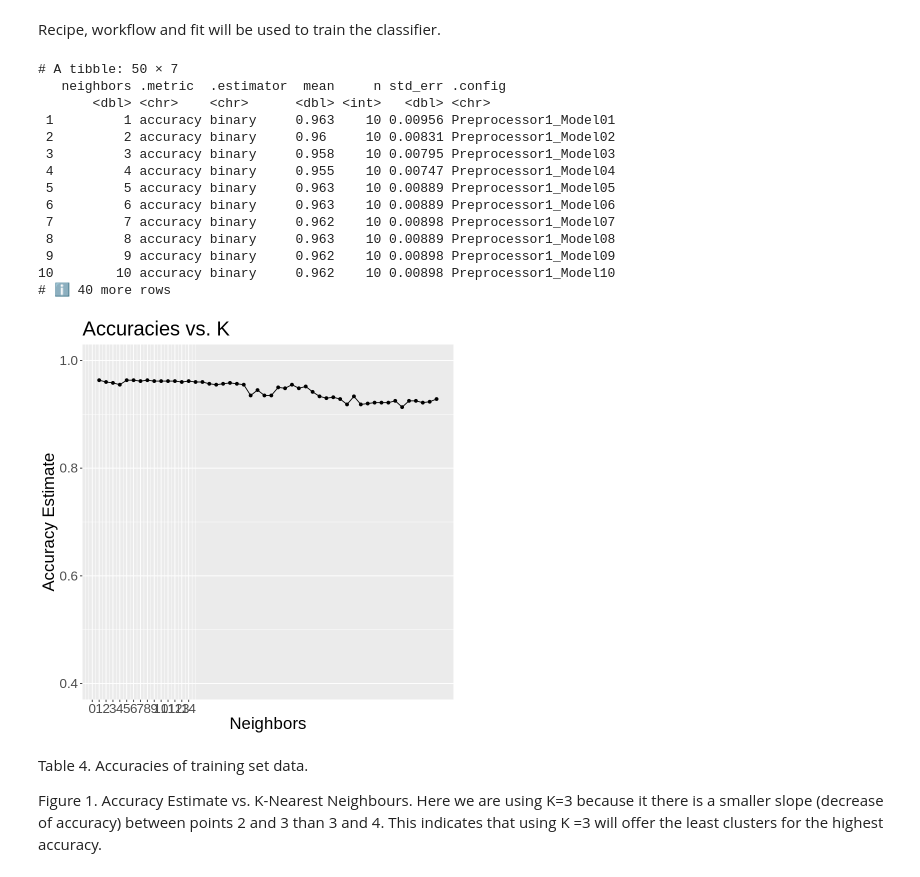
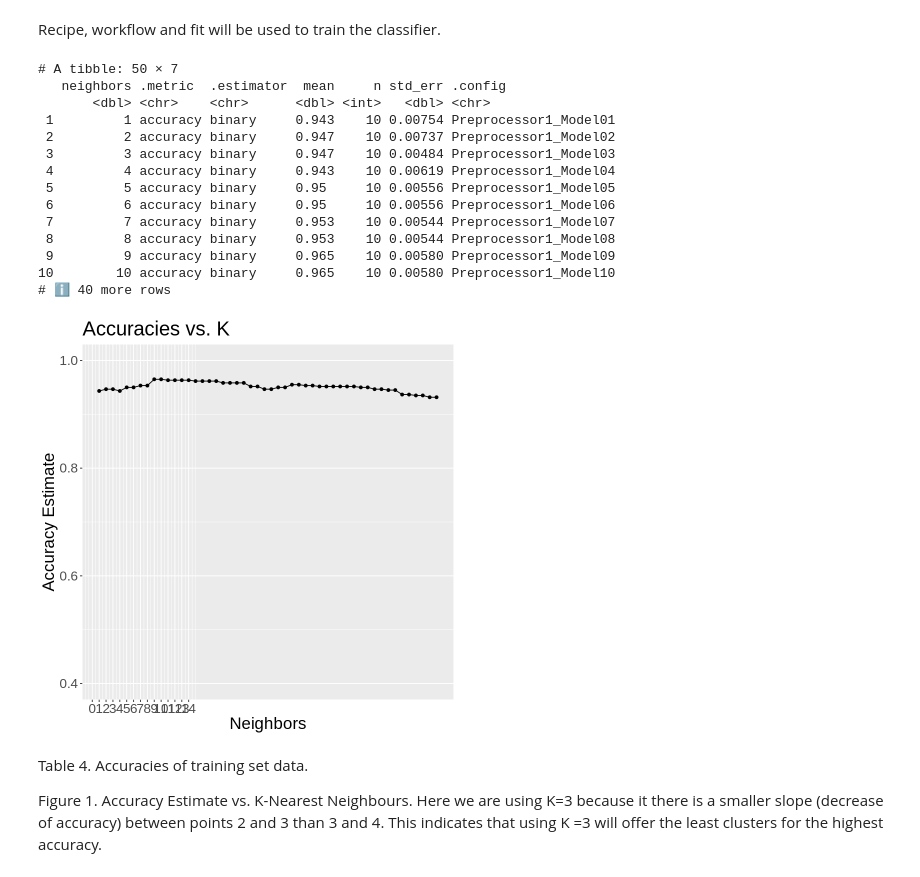
Before and after one commit to dlee03/DSCI_group_project, a Jupyter notebook: groupproject.ipynb, the cells around one changed output. Drawn from its saved outputs; the diff is of its cells as text; code cells hidden in the pictures.

```diff
--- a/groupproject.ipynb
+++ b/groupproject.ipynb
@@ -141,8 +141,6 @@ Table 3. Summary of statistics of training set Pokemon. Using these statistics w
 #create a recipe and model for the analysis
 
 pokemon_recipe <- recipe(Legendary ~ total_stats, data = pokemon_train) |>
-                    step_scale(all_predictors()) |>
-                    step_center(all_predictors())
                     step_upsample(Legendary, over_ratio = 1, skip = TRUE)
 
 
@@ -154,44 +152,44 @@ Recipe, workflow and fit will be used to train the classifier.
 # %%
 #cross-validate and tune the model using a 10-fold cross-validation
 pokemon_vfold <- vfold_cv(pokemon_train, v = 10, strata = Legendary)
 
 kvals <- tibble(neighbors = seq(from = 1, to = 50, by = 1))
 
 pokemon_k_test <- workflow() |>
     add_recipe(pokemon_recipe) |>
     add_model(pokemon_spec) |>
     tune_grid(resamples = pokemon_vfold, grid = kvals) |>
     collect_metrics()
 
 accuracies <- pokemon_k_test |>
-    filter(.metric == "accuracy")|>
-print(n=10)
+    filter(.metric == "accuracy")
+head(accuracies, 25)
 
 k_val_plot <-  ggplot(accuracies, aes(x = neighbors, y = mean))+
        geom_point() +
        geom_line() +
        labs(x = "Neighbors", y = "Accuracy Estimate") +
        ggtitle ("Accuracies vs. K")+
        theme(text = element_text(size =20))+
        scale_x_continuous(breaks = seq(0, 14, by = 1)) +
        scale_y_continuous(limits = c(0.4, 1.0))
 k_val_plot
 # %% [output]
 # A tibble: 50 × 7
    neighbors .metric  .estimator  mean     n std_err .config
        <dbl> <chr>    <chr>      <dbl> <int>   <dbl> <chr>
- 1         1 accuracy binary     0.963    10 0.00956 Preprocessor1_Model01
- 2         2 accuracy binary     0.96     10 0.00831 Preprocessor1_Model02
- 3         3 accuracy binary     0.958    10 0.00795 Preprocessor1_Model03
- 4         4 accuracy binary     0.955    10 0.00747 Preprocessor1_Model04
- 5         5 accuracy binary     0.963    10 0.00889 Preprocessor1_Model05
- 6         6 accuracy binary     0.963    10 0.00889 Preprocessor1_Model06
- 7         7 accuracy binary     0.962    10 0.00898 Preprocessor1_Model07
- 8         8 accuracy binary     0.963    10 0.00889 Preprocessor1_Model08
- 9         9 accuracy binary     0.962    10 0.00898 Preprocessor1_Model09
-10        10 accuracy binary     0.962    10 0.00898 Preprocessor1_Model10
+ 1         1 accuracy binary     0.943    10 0.00754 Preprocessor1_Model01
+ 2         2 accuracy binary     0.947    10 0.00737 Preprocessor1_Model02
+ 3         3 accuracy binary     0.947    10 0.00484 Preprocessor1_Model03
+ 4         4 accuracy binary     0.943    10 0.00619 Preprocessor1_Model04
+ 5         5 accuracy binary     0.95     10 0.00556 Preprocessor1_Model05
+ 6         6 accuracy binary     0.95     10 0.00556 Preprocessor1_Model06
+ 7         7 accuracy binary     0.953    10 0.00544 Preprocessor1_Model07
+ 8         8 accuracy binary     0.953    10 0.00544 Preprocessor1_Model08
+ 9         9 accuracy binary     0.965    10 0.00580 Preprocessor1_Model09
+10        10 accuracy binary     0.965    10 0.00580 Preprocessor1_Model10
 # ℹ 40 more rows
-[figure, old version]
+[figure, new version]
 # %% [markdown]
 Table 4. Accuracies of training set data.
 
```
Also changed, not shown: parts of 3 cells of this notebook.
